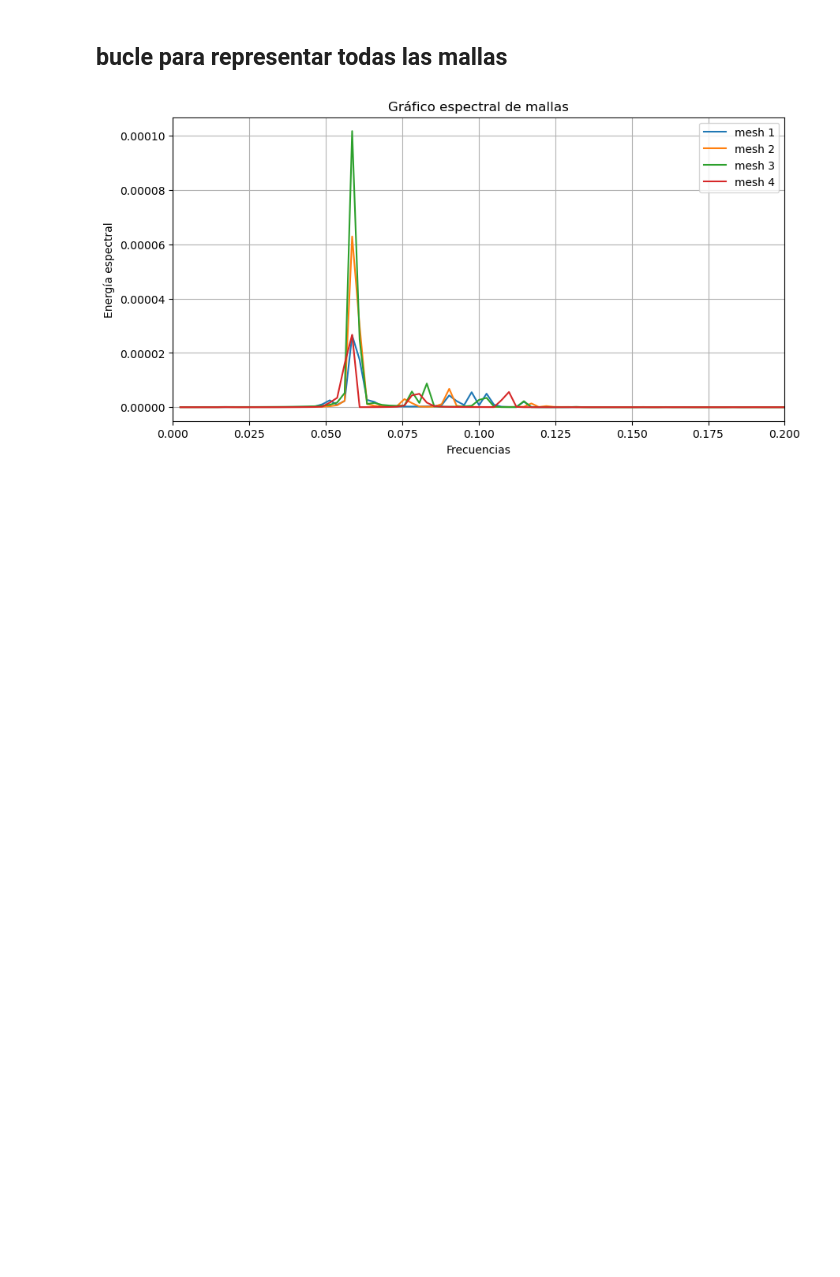
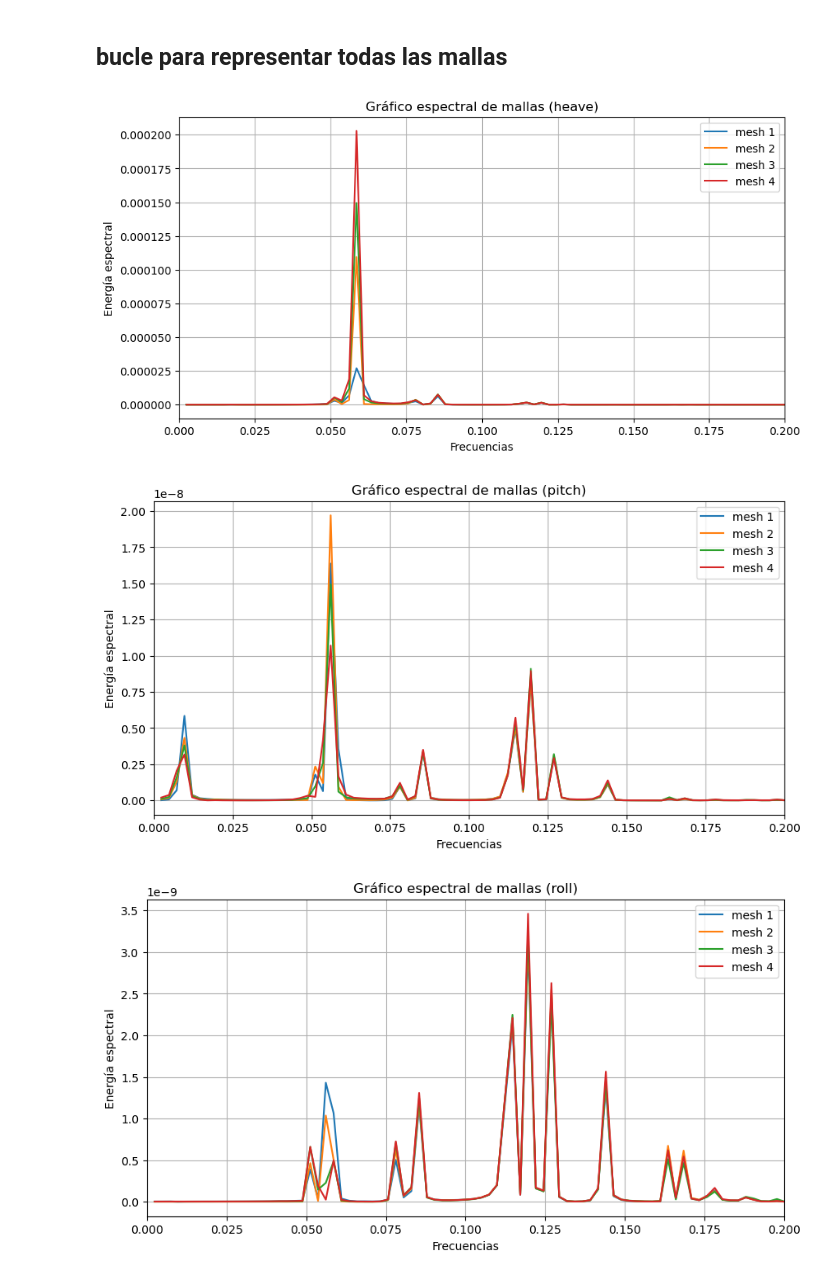
Before and after one commit to arturodmor/Mooring_anomaly_detector, a Jupyter notebook: notebooks/spectral_energy transform.ipynb, the cells around one changed output. Drawn from its saved outputs; the diff is of its cells as text; code cells hidden in the pictures; blank space fills up the shorter version.

```diff
--- a/notebooks/spectral_energy transform.ipynb
+++ b/notebooks/spectral_energy transform.ipynb
@@ -7,3 +5,5 @@ path = r'C:\Users\naval\Desktop\Arturo\Mooring_anomaly_detector\mesh_analysis\me
+# %%
+path = rf'D:\arturo_sim\simulaciones\analisis_sensibilidad\data\mesh0_roll.xlsx'
 # %%
 df = pd.read_excel(path, header = 1).drop(0)
 # %%
@@ -61,34 +61,40 @@ plt.grid()
 # %% [markdown]
 ## bucle para representar todas las mallas
 # %%
-frequencies_list = []
-density_list = []
+movements = ['heave','pitch','roll']
 
-for mesh in range(0,4):
-    path = rf'C:\Users\naval\Desktop\Arturo\Mooring_anomaly_detector\mesh_analysis\mesh{mesh}.xlsx'
-    df = pd.read_excel(path, header = 1).drop(0)
+for mov in movements:
+    frequencies_list = []
+    density_list = []
 
-    ancho_banda = df['Frequencies)'][2]-df['Frequencies)'][1]
-    df['density'] = 0.5 * (df['Amplitude']**(2)*ancho_banda)
+    for mesh in range(0,4):
+        path = rf'D:\arturo_sim\simulaciones\analisis_sensibilidad\data\mesh{mesh}_{mov}.xlsx'
+        df = pd.read_excel(path, header = 1).drop(0)
 
-    frequency = df['Frequencies)'].values
-    density = df['density'].values
-
-    frequencies_list.append(frequency)
-    density_list.append(density)
+        ancho_banda = df['Frequencies)'][2]-df['Frequencies)'][1]
+        df['density'] = 0.5 * (df['Amplitude']**(2)*ancho_banda)
 
 
-plt.figure(figsize=(10, 5))
-for mesh, (frequency, density) in enumerate(zip(frequencies_list, density_list), start=1):
-    plt.plot(frequency, density, label=f'mesh {mesh}')
+        frequency = df['Frequencies)'].values
+        density = df['density'].values
 
-plt.xlim(0,0.2)
-plt.title('Gráfico espectral de mallas')
-plt.xlabel('Frecuencias')
-plt.ylabel('Energía espectral')
-plt.legend()
-plt.grid()
+        frequencies_list.append(frequency)
+        density_list.append(density)
 
-plt.savefig(r'C:\Users\naval\Desktop\Arturo\Mooring_anomaly_detector\mesh_analysis\mesh_comparative.png', dpi=300, bbox_inches='tight')
+
+    plt.figure(figsize=(10, 5))
+    for mesh, (frequency, density) in enumerate(zip(frequencies_list, density_list), start=1):
+        plt.plot(frequency, density, label=f'mesh {mesh}')
+
+    plt.xlim(0,0.2)
+    plt.title(f'Gráfico espectral de mallas ({mov})')
+    plt.xlabel('Frecuencias')
+    plt.ylabel('Energía espectral')
+    plt.legend()
+    plt.grid()
+
+    #plt.savefig(r'C:\Users\naval\Desktop\Arturo\Mooring_anomaly_detector\mesh_analysis\mesh_comparative.png', dpi=300, bbox_inches='tight')
 # %% [output]
-[figure, old version]
+[figure, new version]
+[figure, added]
+[figure, added]
```
Also changed, not shown: parts of 5 cells of this notebook, 2 other files.
